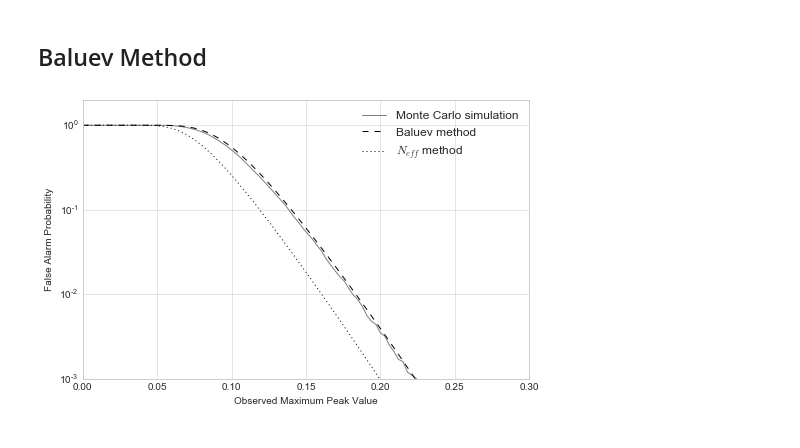
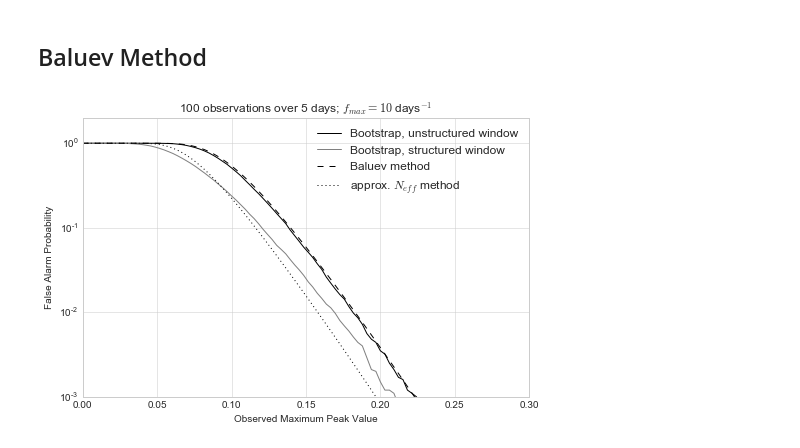
Before and after one commit to jakevdp/PracticalLombScargle, a Jupyter notebook: figures/Baluev.ipynb, the cells around one changed output. Cells and saved outputs as stored; diff of their text form; code cells hidden in the pictures.

Commit message:
Finish false alarm probability section

```diff
--- a/figures/Baluev.ipynb
+++ b/figures/Baluev.ipynb
@@ -142,26 +142,37 @@ def cached(filename, overwrite=False):
 # %%
 Z = np.linspace(0, 0.3, 100)
 fmax = 10
 T = 5
 N = 100
 normalization='standard'
 
-t, y, dy = make_data(N=N, T=T, amp=[0], err=1.0, err_range=0.0, rseed=1324)
+t, y, dy = make_data(N=N, T=T, amp=[0], err=1.0, rseed=1324)
 FAP_bootstrap_cached = cached('FAP-cache.npy', overwrite=False)(FAP_bootstrap)
 FAP_boot = FAP_bootstrap_cached(Z, t, y, dy, fmax=fmax, normalization=normalization,
                                 n_bootstraps=10000, random_seed=1324)
 
+t, y, dy = make_data(N=N, T=T, amp=[0], err=1.0, alias_level=0.8, rseed=1324)
+FAP_bootstrap_cached = cached('FAP-alias-cache.npy', overwrite=False)(FAP_bootstrap)
+FAP_boot_alias = FAP_bootstrap_cached(Z, t, y, dy, fmax=fmax, normalization=normalization,
+                                      n_bootstraps=10000, random_seed=1324)
+
 fig, ax = plt.subplots(figsize=(8, 5))
-ax.semilogy(Z, FAP_boot, '-', color='gray', label='Monte Carlo simulation')
-ax.semilogy(Z, FAP_aliasfree(Z, N, fmax, t, y, dy, normalization=normalization), '--k', label='Baluev method')
-ax.semilogy(Z, FAP_estimated(Z, N, fmax, t, normalization=normalization), ':k', label='$N_{eff}$ method')
+ax.semilogy(Z, FAP_boot, '-', color='black',
+            label='Bootstrap, unstructured window')
+ax.semilogy(Z, FAP_boot_alias, '-', color='gray',
+            label='Bootstrap, structured window')
+ax.semilogy(Z, FAP_aliasfree(Z, N, fmax, t, y, dy, normalization=normalization),
+            '--k', label='Baluev method')
+ax.semilogy(Z, FAP_estimated(Z, N, fmax, t, normalization=normalization),
+            ':k', label='approx. $N_{eff}$ method')
 
 ax.legend()
 
 ax.set(xlim=(Z.min(), Z.max()), ylim=(1E-3, 2),
        xlabel='Observed Maximum Peak Value',
-       ylabel='False Alarm Probability');
+       ylabel='False Alarm Probability',
+       title=r'100 observations over 5 days; $f_{max} = 10$ days$^{-1}$');
 
 fig.savefig('fig27_FAP_bootstrap.pdf')
 # %% [output]
-[figure, old version]
+[figure, new version]
```
Also changed, not shown: 3 other files.
